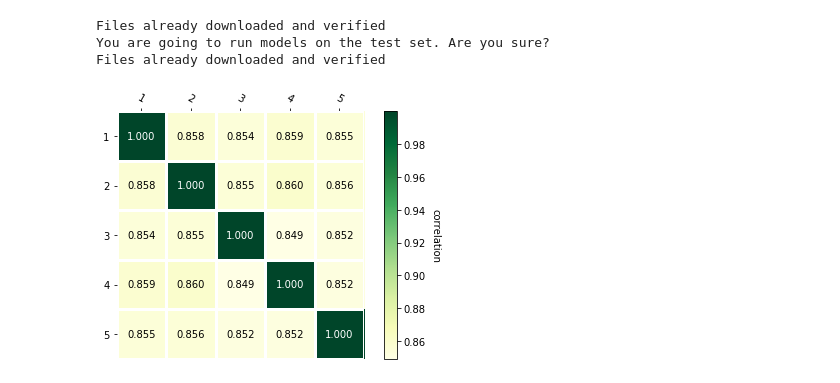
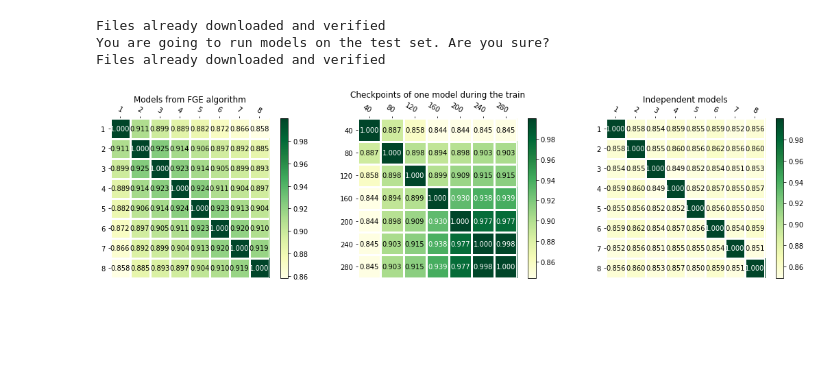
Before and after one commit to romakail/Ensemble_DNN, a Jupyter notebook: Notebooks/correlation_test.ipynb, the cells around one changed output. Drawn from its saved outputs; the diff is of its cells as text; code cells hidden in the pictures; blank space fills up the shorter version.

Commit message:
Added the whole algorithm working with MNIST dataset

```diff
--- a/Notebooks/correlation_test.ipynb
+++ b/Notebooks/correlation_test.ipynb
@@ -89,3 +86,15 @@ for i in tqdm(indicies):
+# %%
+models_list_frw = []
+# indicies = range (690, 1011, 20)
+indicies = [i for i in range (40, 281, 40)]
+# indicies.insert(0, 200)
+
+for i in tqdm(indicies):
+    model = architecture.base(num_classes=num_classes, **architecture.kwargs)
+    checkpoint = torch.load('../Checkpoints/VGG16BN/CIFAR100_STEP280/0/checkpoint-' + str(i) + '.pt', map_location=torch.device('cpu'))
+#     print (model)
+    model.load_state_dict(checkpoint['model_state'])
+    models_list_frw.append(model)
 # %%
 # model1 = architecture.base(num_classes=num_classes, **architecture.kwargs)
 # checkpoint = torch.load('./Checkpoints/VGG16BN/new/CIFAR10_STEP200/2/checkpoint-' + str(200) + '.pt', map_location=torch.device('cpu'))
@@ -120,3 +133,5 @@ for i in tqdm(indicies):
+# %%
+cor_matrix_frw = correlation.correlation_Nmodels (models_list_frw, loaders['test'], torch.device('cuda:0'))
 # %%
 def heatmap(data, row_labels, col_labels, ax=None,
             cbar_kw={}, cbarlabel="", **kwargs):
@@ -249,12 +262,39 @@ cor_matrix = correlation.correlation_Nmodels (models_list_fge, loaders['test'],
 # %%
-models_num = [i+1 for i in range(len(cor_matrix))]
-fig, ax = plt.subplots()
+# models_num = [i+1 for i in range(len(cor_matrix))]
+# fig, ax = plt.subplots()
 
-im, cbar = heatmap(cor_matrix, models_num, models_num, ax=ax,
-                   cmap="YlGn", cbarlabel="correlation")
-texts = annotate_heatmap(im, valfmt="{x:.3f}")
+# im, cbar = heatmap(cor_matrix, models_num, models_num, ax=ax,
+#                    cmap="YlGn", cbarlabel="correlation")
+# texts = annotate_heatmap(im, valfmt="{x:.3f}")
 
-fig.tight_layout()
-plt.show()
+# fig.tight_layout()
+# plt.show()
-# %% [output]
-[figure, removed]
+# %%
+models_num_ind = [i+1 for i in range(len(cor_matrix_ind))]
+models_num_fge = [i+1 for i in range(len(cor_matrix_fge))]
+models_num_frw = [i for i in range(40, 281, 40)]
+
+fig, (ax1, ax2, ax3) = plt.subplots(
+    nrows=1, ncols=3,
+    figsize=(15, 4))
+
+ax1.set_title('Models from FGE algorithm')
+im1, cbar1 = heatmap(cor_matrix_fge, models_num_fge, models_num_fge, ax=ax1,
+                   cmap="YlGn")
+texts1 = annotate_heatmap(im1, valfmt="{x:.3f}")
+
+ax2.set_title('Checkpoints of one model during the train')
+im2, cbar2 = heatmap(cor_matrix_frw, models_num_frw, models_num_frw, ax=ax2,
+                   cmap="YlGn")
+texts2 = annotate_heatmap(im2, valfmt="{x:.3f}")
+
+ax3.set_title('Independent models')
+im3, cbar3 = heatmap(cor_matrix_ind, models_num_ind, models_num_ind, ax=ax3,
+                   cmap="YlGn")
+texts3 = annotate_heatmap(im3, valfmt="{x:.3f}")
+
+fig.tight_layout()
+plt.savefig('figures/correlations.png', dpi=400)
+plt.show()
+# %% [output]
+[figure, added]
```
Also changed, not shown: parts of 6 cells of this notebook, 15 other files.
